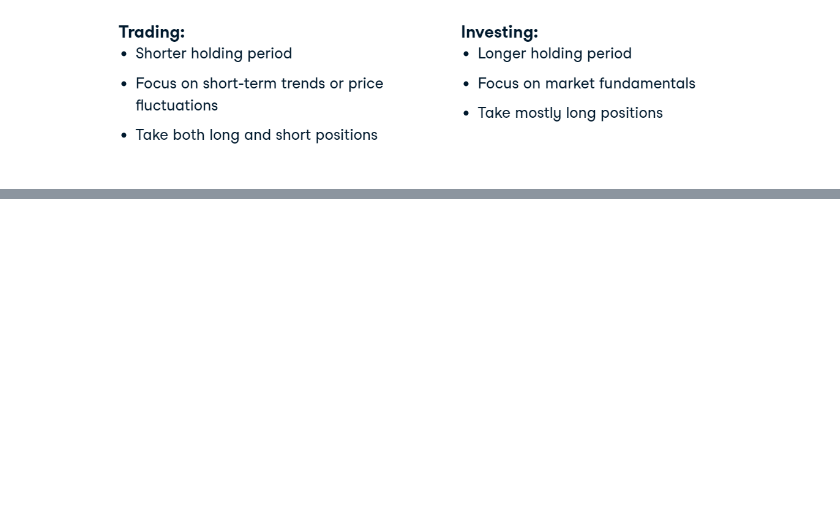
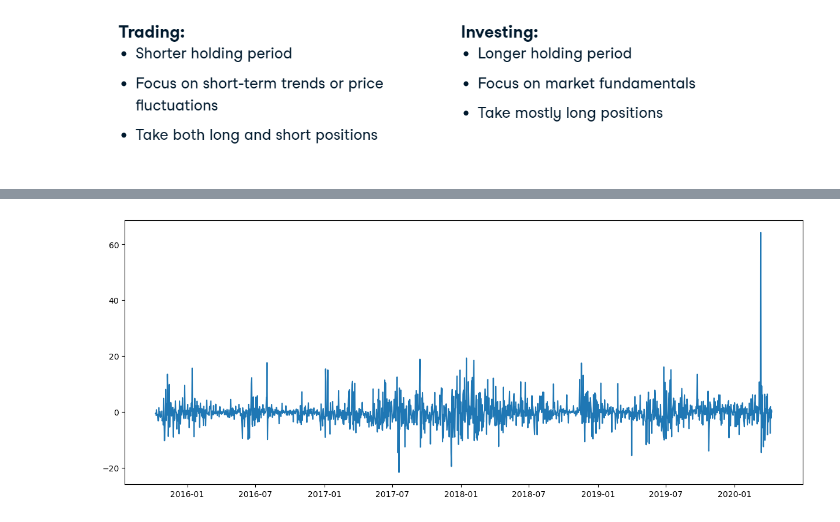
Before and after one commit to alimirr/algorithmic_trading_in_python, a Jupyter notebook: datacamp/1-trading_basics/1-trading_basics.ipynb, the cells around one changed output, grey strips where cells are left out. Drawn from its saved outputs; the diff is of its cells as text; code cells hidden in the pictures; blank space fills up the shorter version.

```diff
--- a/datacamp/1-trading_basics/1-trading_basics.ipynb
+++ b/datacamp/1-trading_basics/1-trading_basics.ipynb
@@ -95,0 +155,8 @@ We can easily plot candlestick charts with the Python package "plotly dot graph
+# %%
+# gets percetage change from preceeding row
+bitcoin_data['daily_returns'] = bitcoin_data['Close'].pct_change()*100
+plt.figure(figsize=(15, 6), dpi=100)
+plt.plot(bitcoin_data['daily_returns'])
+plt.show()
+# %% [output]
+[figure, added]
```
Also changed, not shown: parts of 32 cells of this notebook.
